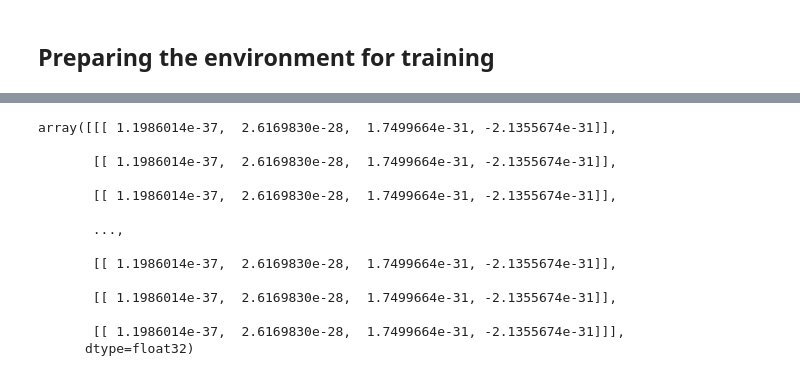
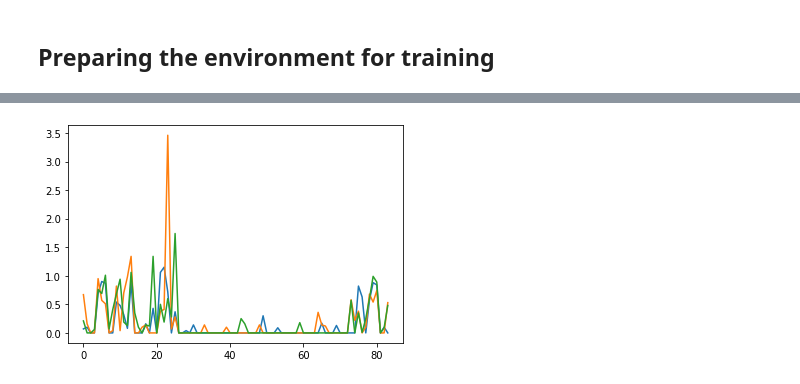
Before and after one commit to nicolas0dupuy/Reinforcement_continuous, a Jupyter notebook: train_and_observe.ipynb, the cells around one changed output, grey strips where cells are left out. Saved outputs shown, nothing was run; the diff lists cells and outputs as text; code cells hidden in the pictures.

```diff
--- a/train_and_observe.ipynb
+++ b/train_and_observe.ipynb
@@ -123,7 +123,7 @@ for i in range(num_agents):
 
 
 # Create the shared replay buffer
-shared_memory = agent.ReplayBuffer(action_size, buffer_size = 1e5, batch_size =512, episode_len=[1])
+shared_memory = agent.ReplayBuffer(action_size, buffer_size = 1e4, batch_size = 4096, episode_len=[1])
 scoreList = []
 count = 0
 start_learning = True # to identify when the agents start learning
@@ -173,7 +173,7 @@ while True:
             # 2) critic.learn
                 for i, critic in enumerate(critics): # adapt for long episodes
                     # Expnext_state = Expnext_states[-1]
-                    Expnext_actions = workers[i].act(Expnext_states)
+                    Expnext_actions = workers[i].act(Expnext_states, add_noise=False)
                     Expstate, Expaction, Expestimated_reward = critic.evaluate(Expstates.squeeze(), Expactions.squeeze(), Exprewards, Expnext_states.squeeze(), Expnext_actions.squeeze(), Expdones.squeeze())
                     critic.learn(Expstate, Expaction, Expestimated_reward)
                 #train the actors
@@ -233,21 +221,6 @@ array([[[0.3665225 , 0.63007367, 0.47091824, 0.44003147]],
 # %%
 # TO FIX!
-worker.act(Expstates[:], add_noise=False)
+worker.act(Expnext_states[5], add_noise=False)
-# %% [output]
-array([[[ 1.1986014e-37,  2.6169830e-28,  1.7499664e-31, -2.1355674e-31]],
-
-       [[ 1.1986014e-37,  2.6169830e-28,  1.7499664e-31, -2.1355674e-31]],
-
-       [[ 1.1986014e-37,  2.6169830e-28,  1.7499664e-31, -2.1355674e-31]],
-
-       ...,
-
-       [[ 1.1986014e-37,  2.6169830e-28,  1.7499664e-31, -2.1355674e-31]],
-
-       [[ 1.1986014e-37,  2.6169830e-28,  1.7499664e-31, -2.1355674e-31]],
-
-       [[ 1.1986014e-37,  2.6169830e-28,  1.7499664e-31, -2.1355674e-31]]],
-      dtype=float32)
 # %%
 import torch
 critic.target(torch.from_numpy(Expnext_states.squeeze()).float().to("cuda"), torch.from_numpy(Expnext_actions.squeeze()).float().to("cuda")).cpu().data.numpy()
@@ -255,12 +228,14 @@ critic.target(torch.from_numpy(Expnext_states.squeeze()).float().to("cuda"), tor
 scoreList
 # %%
 from matplotlib import pyplot as plt
-for i in range(20):
+for i in range(3):
     x = np.array(scoreList)[:,:,i]
     plt.plot(range(len(x)), x, label=i)
     #plt.legend()
 
 plt.show()
+# %% [output]
+[figure, added]
 # %%
 from matplotlib import pyplot as plt
 #plt.plot(np.array(shared_memory.memory[0])[:,2,0])
```
Also changed, not shown: parts of 16 cells of this notebook, 2 other files.
